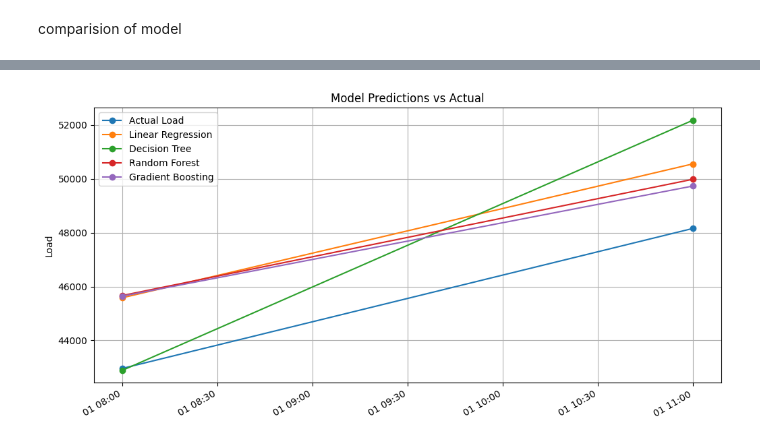
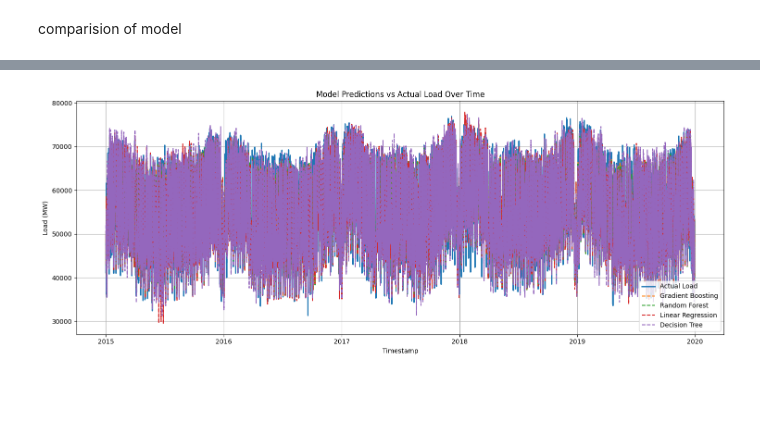
Before and after one commit to meghSiRi9797/energy-_forecasting-using-linear-models, a Jupyter notebook: notebooks/Regression.ipynb, the cells around one changed output, grey strips where cells are left out. Cells and saved outputs as stored; diff of their text form; code cells hidden in the pictures; blank space fills up the shorter version.

```diff
--- a/notebooks/Regression.ipynb
+++ b/notebooks/Regression.ipynb
@@ -536,9 +397,36 @@ print(comparison)
-# %%
-import matplotlib.pyplot as plt
-
-comparison.plot(figsize=(12, 6), marker='o', title="Model Predictions vs Actual")
-plt.ylabel("Load")
-plt.grid(True)
-plt.show()
-# %% [output]
-[figure, removed]
+# %%
+from sklearn import linear_model
+from sklearn.preprocessing import PolynomialFeatures
+from sklearn.linear_model import LinearRegression
+import pandas as pd
+
+lr_preds = linear_model.predict(X_test)
+dt_preds = decision_tree.predict(X_test)
+rf_preds = random_forest.predict(X_test)
+gb_preds = gradient_boosting.predict(X_test)
+
+comparison_full = pd.DataFrame({
+    'Actual Load': y_test,
+    'Linear Regression': lr_preds,
+    'Decision Tree': dt_preds,
+    'Random Forest': rf_preds,
+    'Gradient Boosting': gb_preds
+}, index=y_test.index)
+# %%
+import matplotlib.pyplot as plt
+
+plt.figure(figsize=(15, 6))
+plt.plot(comparison_full['Actual Load'], label='Actual Load', linewidth=2)
+plt.plot(comparison_full['Gradient Boosting'], label='Gradient Boosting', linestyle='--')
+plt.plot(comparison_full['Random Forest'], label='Random Forest', linestyle='--')
+plt.plot(comparison_full['Linear Regression'], label='Linear Regression', linestyle='--')
+plt.plot(comparison_full['Decision Tree'], label='Decision Tree', linestyle='--')
+plt.legend()
+plt.title('Model Predictions vs Actual Load Over Time')
+plt.xlabel('Timestamp')
+plt.ylabel('Load (MW)')
+plt.grid(True)
+plt.tight_layout()
+plt.show()
+# %% [output]
+[figure, added]
```
Also changed, not shown: parts of 8 cells of this notebook.
